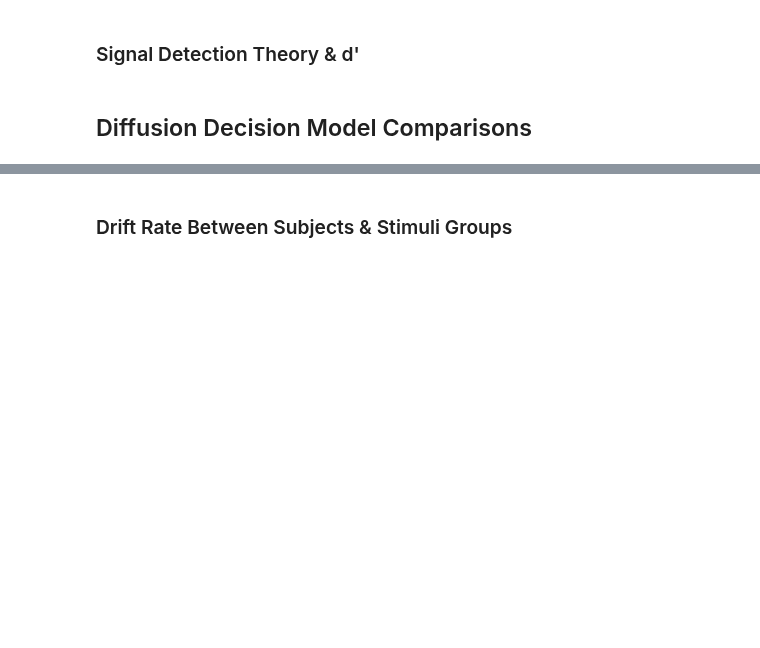
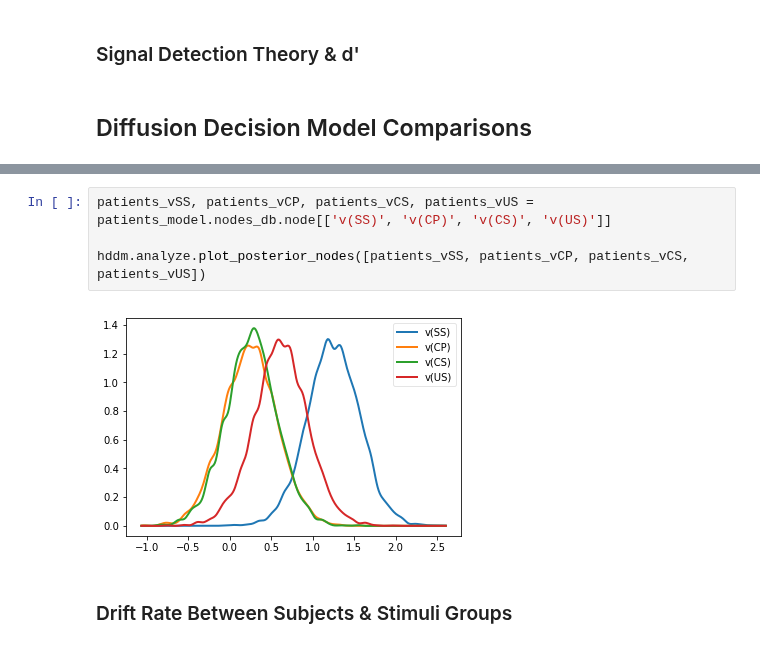
Before and after one commit to CPernet/LanguageDecision, a Jupyter notebook: language_decision/language_decision_model.ipynb, the cells around one changed output, grey strips where cells are left out. Cells and saved outputs as stored; diff of their text form; blank space fills up the shorter version.

```diff
--- a/language_decision/language_decision_model.ipynb
+++ b/language_decision/language_decision_model.ipynb
@@ -63,3 +77,9 @@ patients_model_threshold.load_db(dbname='language_decision/models/patients_thres
+# %%
+patients_vSS, patients_vCP, patients_vCS, patients_vUS = patients_model.nodes_db.node[['v(SS)', 'v(CP)', 'v(CS)', 'v(US)']]
+
+hddm.analyze.plot_posterior_nodes([patients_vSS, patients_vCP, patients_vCS, patients_vUS])
+# %% [output]
+[figure, added]
 # %% [markdown]
 ### Drift Rate Between Subjects & Stimuli Groups
 # %%
```
Also changed, not shown: parts of 3 cells of this notebook.
